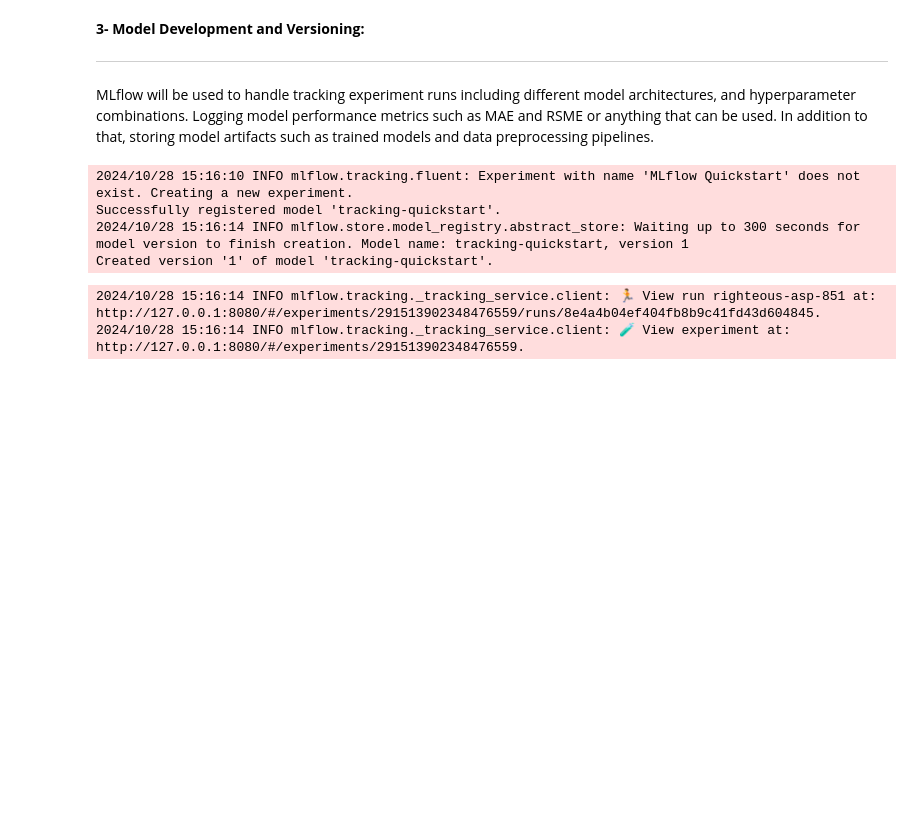
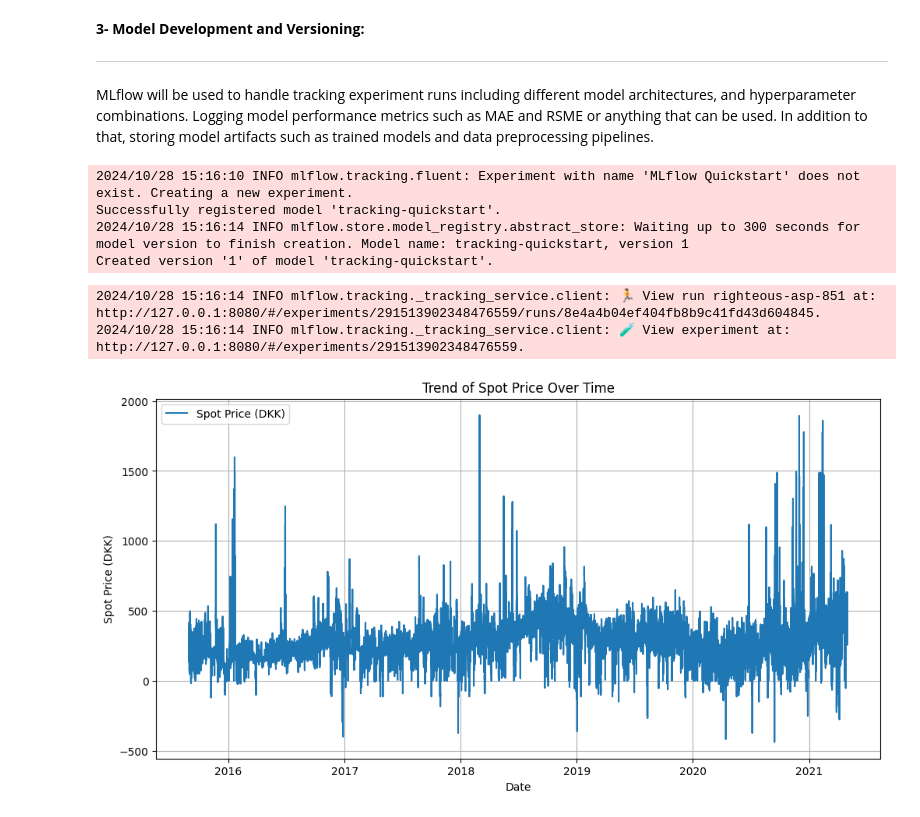
Before and after one commit to mralisoltani/NPEMF, a Jupyter notebook: MLOPs.ipynb, the cells around one changed output. Saved outputs shown, nothing was run; the diff lists cells and outputs as text; code cells hidden in the pictures; blank space fills up the shorter version.

Commit message:
Statistical plots added

```diff
--- a/MLOPs.ipynb
+++ b/MLOPs.ipynb
@@ -387,3 +387,17 @@ Successfully registered model 'tracking-quickstart'.
 Created version '1' of model 'tracking-quickstart'.
 2024/10/28 15:16:14 INFO mlflow.tracking._tracking_service.client: 🏃 View run righteous-asp-851 at: http://127.0.0.1:8080/#/experiments/291513902348476559/runs/8e4a4b04ef404fb8b9c41fd43d604845.
 2024/10/28 15:16:14 INFO mlflow.tracking._tracking_service.client: 🧪 View experiment at: http://127.0.0.1:8080/#/experiments/291513902348476559.
+# %%
+import matplotlib.pyplot as plt
+
+# Plot SpotPriceDKK over time
+plt.figure(figsize=(12, 6))
+plt.plot(raw_data_1['HourDK'], raw_data_1['SpotPriceDKK'], label='Spot Price (DKK)')
+plt.xlabel('Date')
+plt.ylabel('Spot Price (DKK)')
+plt.title('Trend of Spot Price Over Time')
+plt.legend()
+plt.grid()
+plt.show()
+# %% [output]
+[figure, added]
```
Also changed, not shown: parts of 5 cells of this notebook.
